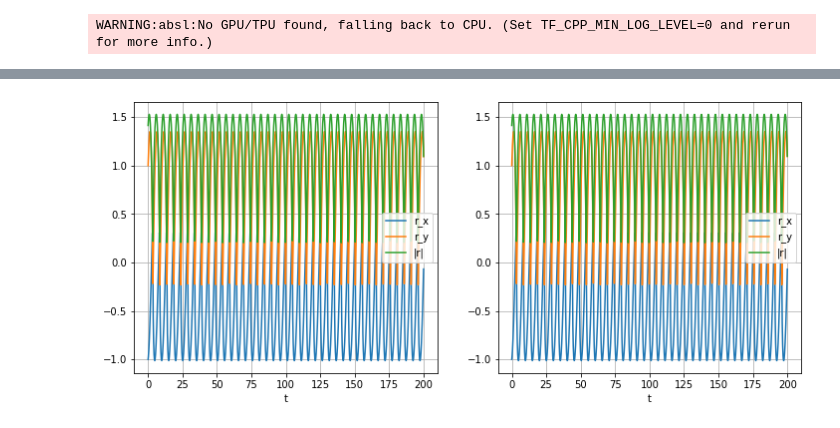
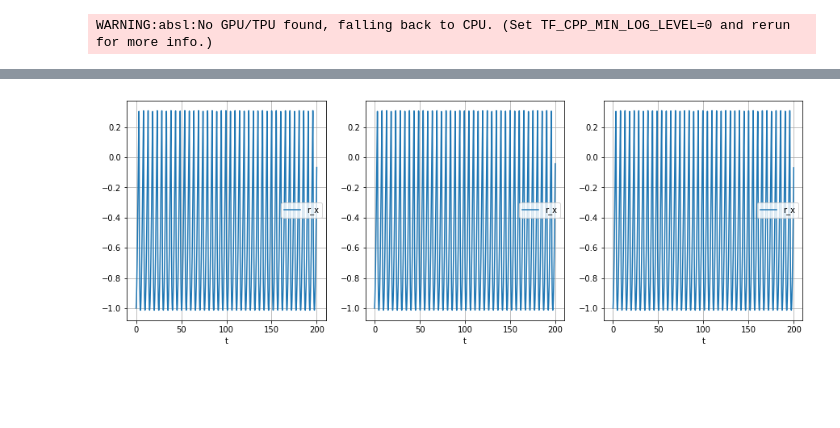
Before and after one commit to NiallJeffrey/post-Newtonian, a Jupyter notebook: jax_integrator.ipynb, the cells around one changed output, grey strips where cells are left out. Drawn from its saved outputs; the diff is of its cells as text; code cells hidden in the pictures; blank space fills up the shorter version.

```diff
--- a/jax_integrator.ipynb
+++ b/jax_integrator.ipynb
@@ -46,13 +56,13 @@ Wall time: 553 ms
 # %%
-_ = plt.figure(figsize=(12,5)), plt.subplot(1,2,1)
+_ = plt.figure(figsize=(15,5)), plt.subplot(1,3,1)
 _ = plt.plot(tsteps, scipy_result[:, 0], label='r_x')
-_ = plt.plot(tsteps, scipy_result[:, 1], label='r_y')
-_ = plt.plot(tsteps, np.sqrt(scipy_result[:, 0]**2.+scipy_result[:, 1]**2.), label='|r|')
 _ = plt.legend(loc='best'), plt.xlabel('t'), plt.grid()
-_ = plt.subplot(1,2,2), plt.plot(tsteps, jax_result[:, 0], label='r_x')
-_ = plt.plot(tsteps, jax_result[:, 1], label='r_y')
-_ = plt.plot(tsteps, np.sqrt(jax_result[:, 0]**2.+jax_result[:, 1]**2.), label='|r|')
+_ = plt.subplot(1,3,2), plt.plot(tsteps, scipy_result_ivp[:, 0], label='r_x')
 _ = plt.legend(loc='best'), plt.xlabel('t'), plt.grid()
+_ = plt.subplot(1,3,3), plt.plot(tsteps, jax_result[:, 0], label='r_x')
+# _ = plt.plot(tsteps, jax_result[:, 1], label='r_y')
+# _ = plt.plot(tsteps, np.sqrt(jax_result[:, 0]**2.+jax_result[:, 1]**2.), label='|r|')
+_ = plt.legend(loc='best'), plt.xlabel('t'), plt.grid()
 # %% [output]
-[figure, old version]
+[figure, new version]
 # %%
```
Also changed, not shown: parts of 8 cells of this notebook.
